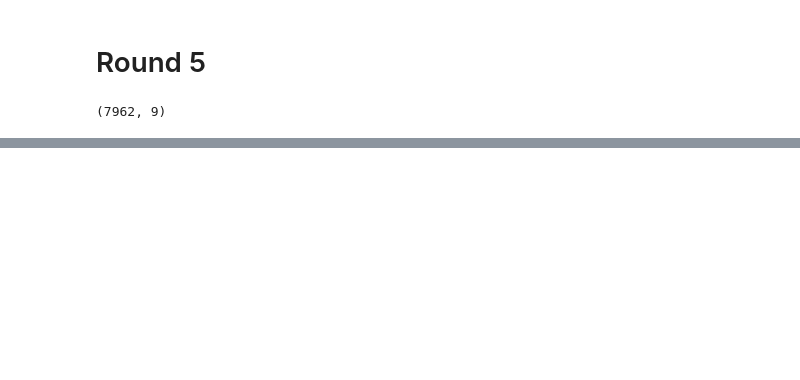
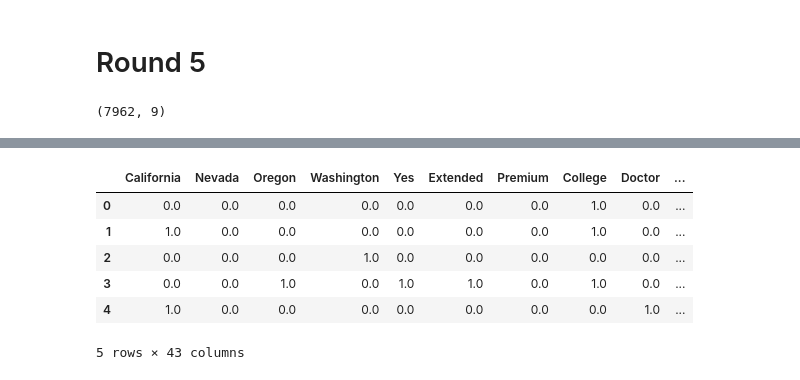
Before and after one commit to zaq9394/lab-customer-analysis-round-2, a Jupyter notebook: files_for_lab/csv_files/Round 2-7.ipynb, the cells around one changed output, grey strips where cells are left out. Cells and saved outputs as stored; diff of their text form; code cells hidden in the pictures; blank space fills up the shorter version.

```diff
--- a/files_for_lab/csv_files/Round 2-7.ipynb
+++ b/files_for_lab/csv_files/Round 2-7.ipynb
@@ -487,0 +634,2 @@ data_new.head()
+# %%
+file2=file1
@@ -487,0 +679,17 @@ data_new.head()
+# %%
+from sklearn.preprocessing import OneHotEncoder
+encoder = OneHotEncoder().fit(cat)
+encoded_for_p = encoder.transform(cat).toarray()
+cols = [colname for row in encoder.categories_ for colname in row]
+onehot_encoded_for_p = pd.DataFrame(encoded_for_p, columns=cols)
+cols_to_drop = [row[0] for row in encoder.categories_]
+onehot_encoded_for_p = onehot_encoded_for_p.drop(cols_to_drop,axis=1)
+onehot_encoded_for_p.head()
+# %% [output]
+|  | California | Nevada | Oregon | Washington | Yes | Extended | Premium | College | Doctor | ... |
+| 0 | 0.0 | 0.0 | 0.0 | 0.0 | 0.0 | 0.0 | 0.0 | 1.0 | 0.0 | ... |
+| 1 | 1.0 | 0.0 | 0.0 | 0.0 | 0.0 | 0.0 | 0.0 | 1.0 | 0.0 | ... |
+| 2 | 0.0 | 0.0 | 0.0 | 1.0 | 0.0 | 0.0 | 0.0 | 0.0 | 0.0 | ... |
+| 3 | 0.0 | 0.0 | 1.0 | 0.0 | 1.0 | 1.0 | 0.0 | 1.0 | 0.0 | ... |
+| 4 | 1.0 | 0.0 | 0.0 | 0.0 | 0.0 | 0.0 | 0.0 | 0.0 | 1.0 | ... |
+5 rows × 43 columns
```
Also changed, not shown: parts of 43 cells of this notebook.
